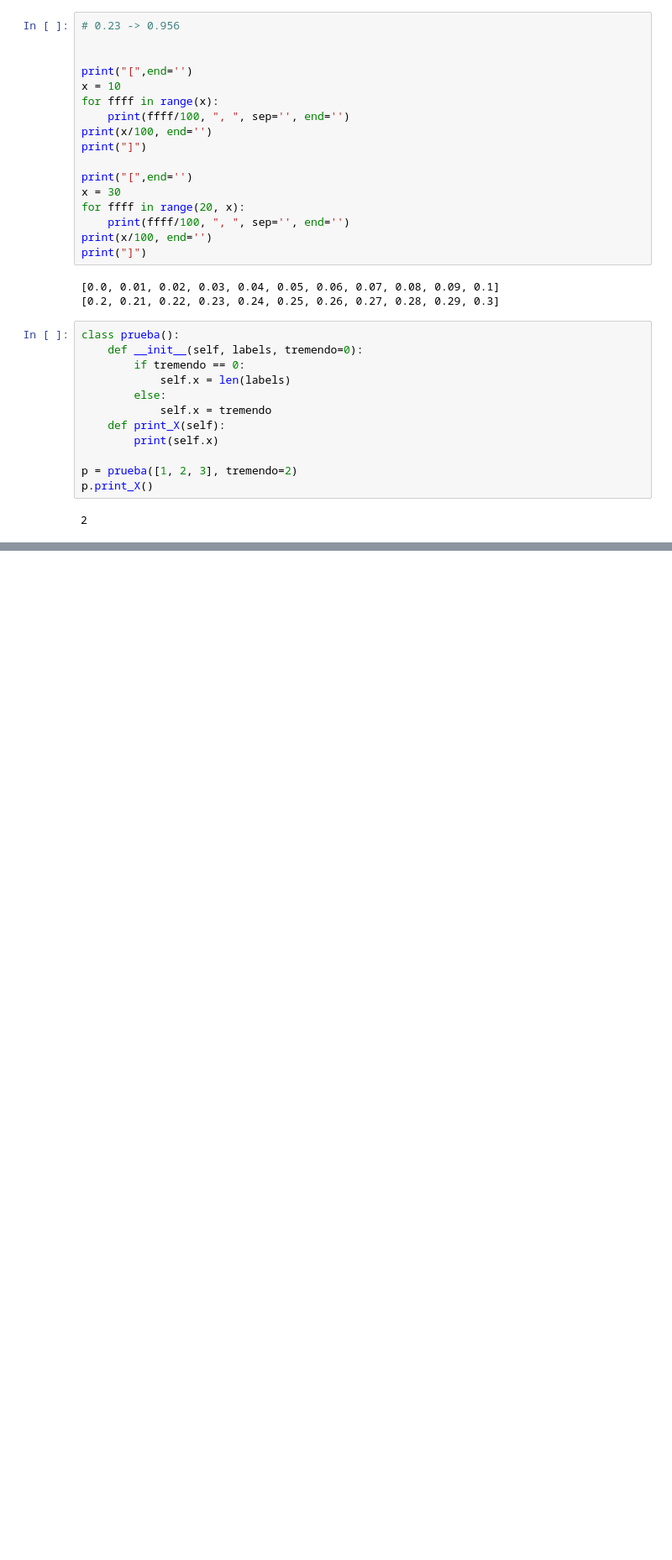
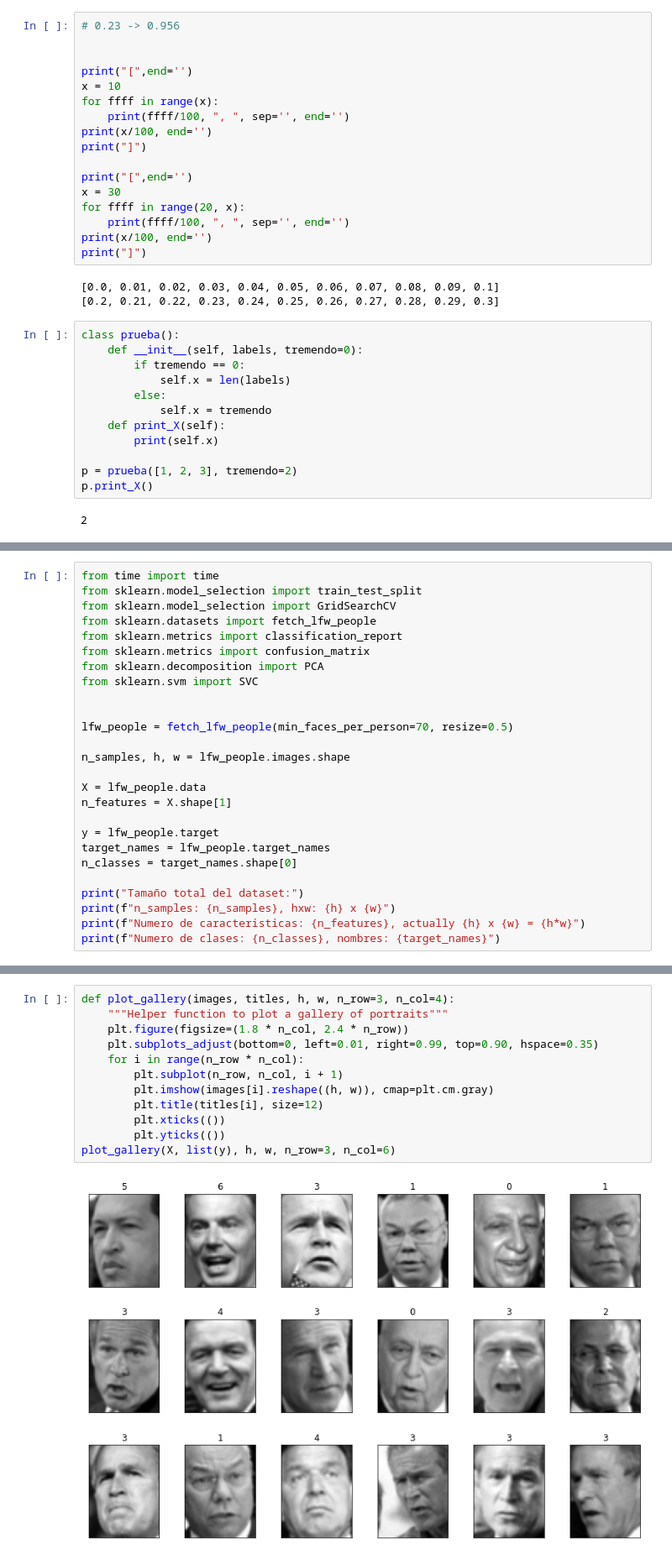
Before and after one commit to JB0linches/ReconocimientoDeFormas, a Jupyter notebook: Practica4.ipynb, the cells around one changed output, grey strips where cells are left out. Shown at 84% size. Saved outputs shown, nothing was run; the diff lists cells and outputs as text; blank space fills up the shorter version.

Commit message:
Updated ClassifEstadisticoRegularizado

```diff
--- a/Practica4.ipynb
+++ b/Practica4.ipynb
@@ -802,0 +863,26 @@ p.print_X()
+# %%
+from time import time
+from sklearn.model_selection import train_test_split
+from sklearn.model_selection import GridSearchCV
+from sklearn.datasets import fetch_lfw_people
+from sklearn.metrics import classification_report
+from sklearn.metrics import confusion_matrix
+from sklearn.decomposition import PCA
+from sklearn.svm import SVC
+
+
+lfw_people = fetch_lfw_people(min_faces_per_person=70, resize=0.5)
+
+n_samples, h, w = lfw_people.images.shape
+
+X = lfw_people.data
+n_features = X.shape[1]
+
+y = lfw_people.target
+target_names = lfw_people.target_names
+n_classes = target_names.shape[0]
+
+print("Tamaño total del dataset:")
+print(f"n_samples: {n_samples}, hxw: {h} x {w}")
+print(f"Numero de caracteristicas: {n_features}, actually {h} x {w} = {h*w}")
+print(f"Numero de clases: {n_classes}, nombres: {target_names}")
@@ -802,0 +895,14 @@ p.print_X()
+# %%
+def plot_gallery(images, titles, h, w, n_row=3, n_col=4):
+    """Helper function to plot a gallery of portraits"""
+    plt.figure(figsize=(1.8 * n_col, 2.4 * n_row))
+    plt.subplots_adjust(bottom=0, left=0.01, right=0.99, top=0.90, hspace=0.35)
+    for i in range(n_row * n_col):
+        plt.subplot(n_row, n_col, i + 1)
+        plt.imshow(images[i].reshape((h, w)), cmap=plt.cm.gray)
+        plt.title(titles[i], size=12)
+        plt.xticks(())
+        plt.yticks(())
+plot_gallery(X, list(y), h, w, n_row=3, n_col=6)
+# %% [output]
+[figure, added]
```
Also changed, not shown: parts of 27 cells of this notebook.
